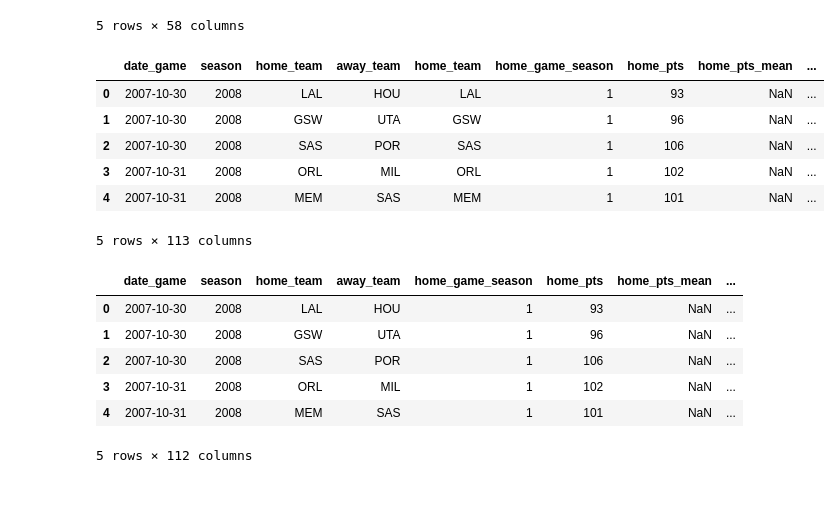
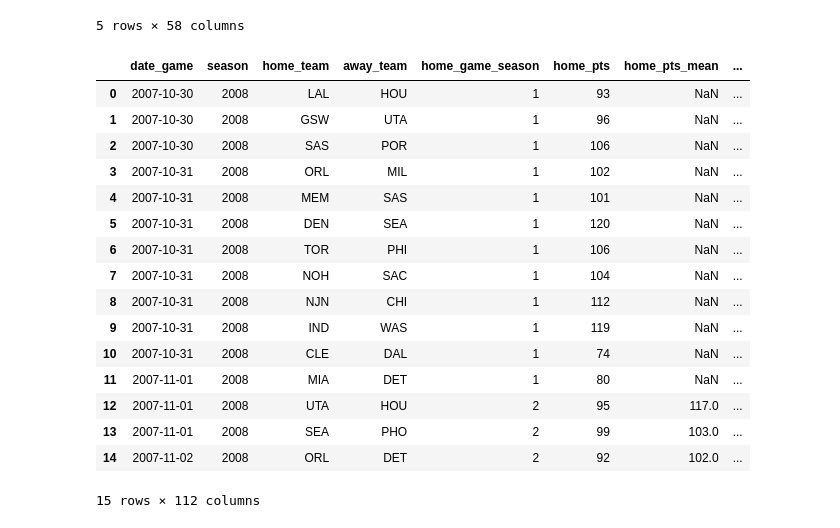
Before and after one commit to cmclaughlin829/Webscraping_and_Scoring_Predictions_for_NBA, a Jupyter notebook: ipynb/data_process.ipynb, the cells around one changed output. Saved outputs shown, nothing was run; the diff lists cells and outputs as text; code cells hidden in the pictures; blank space fills up the shorter version.

```diff
--- a/ipynb/data_process.ipynb
+++ b/ipynb/data_process.ipynb
@@ -94,26 +94,26 @@ data=data.rename(columns = away_column_name_dict)
 # %%
 data=data.rename(columns = {'home_date_game':'date_game'})
 # %%
-data.head()
+data.head(15)
 # %% [output]
-|  | date_game | season | home_team | away_team | home_team | home_game_season | home_pts | home_pts_mean | ... |
-| 0 | 2007-10-30 | 2008 | LAL | HOU | LAL | 1 | 93 | NaN | ... |
-| 1 | 2007-10-30 | 2008 | GSW | UTA | GSW | 1 | 96 | NaN | ... |
-| 2 | 2007-10-30 | 2008 | SAS | POR | SAS | 1 | 106 | NaN | ... |
-| 3 | 2007-10-31 | 2008 | ORL | MIL | ORL | 1 | 102 | NaN | ... |
-| 4 | 2007-10-31 | 2008 | MEM | SAS | MEM | 1 | 101 | NaN | ... |
+|  | date_game | season | home_team | away_team | home_game_season | home_pts | home_pts_mean | ... |
+| 0 | 2007-10-30 | 2008 | LAL | HOU | 1 | 93 | NaN | ... |
+| 1 | 2007-10-30 | 2008 | GSW | UTA | 1 | 96 | NaN | ... |
+| 2 | 2007-10-30 | 2008 | SAS | POR | 1 | 106 | NaN | ... |
+| 3 | 2007-10-31 | 2008 | ORL | MIL | 1 | 102 | NaN | ... |
+| 4 | 2007-10-31 | 2008 | MEM | SAS | 1 | 101 | NaN | ... |
+| 5 | 2007-10-31 | 2008 | DEN | SEA | 1 | 120 | NaN | ... |
+| 6 | 2007-10-31 | 2008 | TOR | PHI | 1 | 106 | NaN | ... |
+| 7 | 2007-10-31 | 2008 | NOH | SAC | 1 | 104 | NaN | ... |
+| 8 | 2007-10-31 | 2008 | NJN | CHI | 1 | 112 | NaN | ... |
+| 9 | 2007-10-31 | 2008 | IND | WAS | 1 | 119 | NaN | ... |
+| 10 | 2007-10-31 | 2008 | CLE | DAL | 1 | 74 | NaN | ... |
+| 11 | 2007-11-01 | 2008 | MIA | DET | 1 | 80 | NaN | ... |
+| 12 | 2007-11-01 | 2008 | UTA | HOU | 2 | 95 | 117.0 | ... |
+| 13 | 2007-11-01 | 2008 | SEA | PHO | 2 | 99 | 103.0 | ... |
+| 14 | 2007-11-02 | 2008 | ORL | DET | 2 | 92 | 102.0 | ... |
-5 rows × 113 columns
+15 rows × 112 columns
 # %%
 data = data.loc[:,~data.columns.duplicated()]
 # %%
 data['score_margin']=data['home_pts']-data['away_pts']
-# %%
-data.head()
-# %% [output]
-|  | date_game | season | home_team | away_team | home_game_season | home_pts | home_pts_mean | ... |
-| 0 | 2007-10-30 | 2008 | LAL | HOU | 1 | 93 | NaN | ... |
-| 1 | 2007-10-30 | 2008 | GSW | UTA | 1 | 96 | NaN | ... |
-| 2 | 2007-10-30 | 2008 | SAS | POR | 1 | 106 | NaN | ... |
-| 3 | 2007-10-31 | 2008 | ORL | MIL | 1 | 102 | NaN | ... |
-| 4 | 2007-10-31 | 2008 | MEM | SAS | 1 | 101 | NaN | ... |
-5 rows × 112 columns
```
Also changed, not shown: parts of 1 cell of this notebook, 14 other files.
